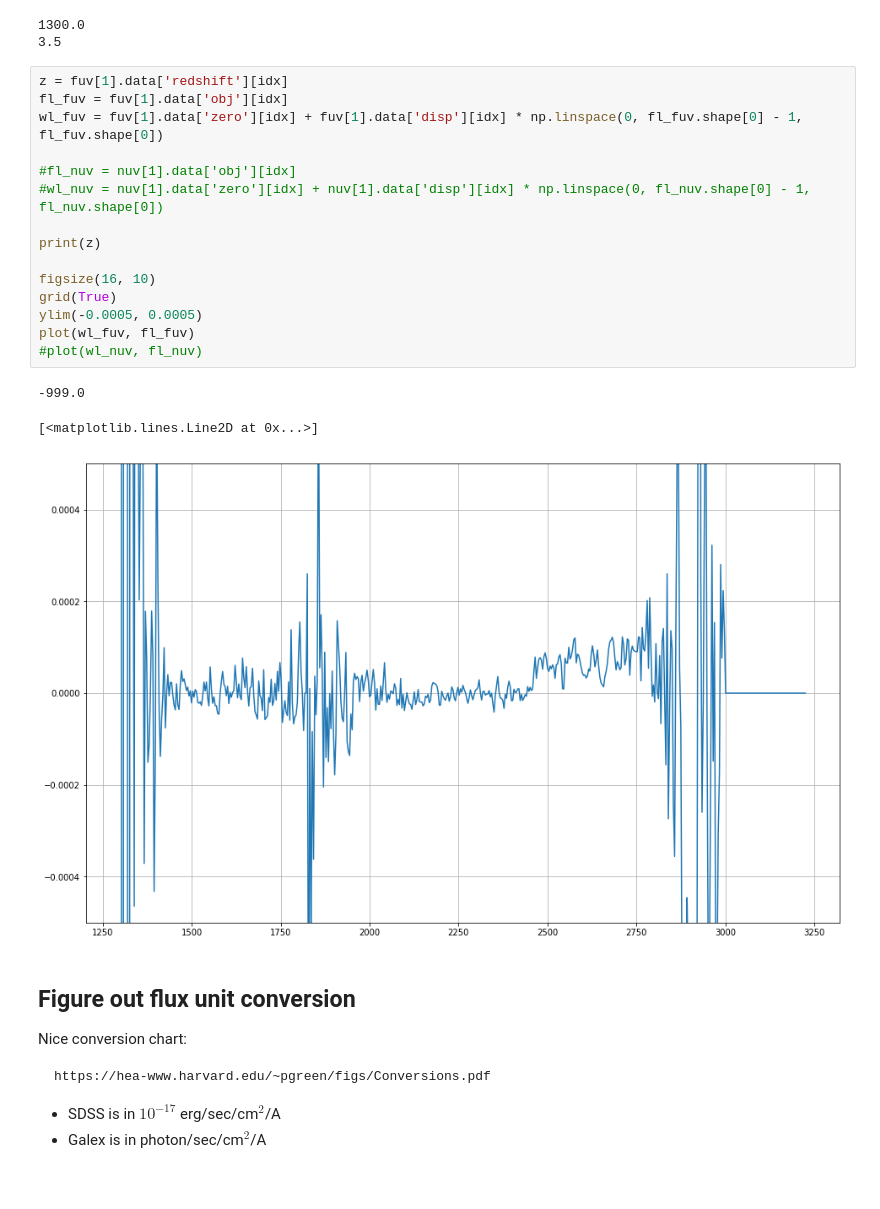
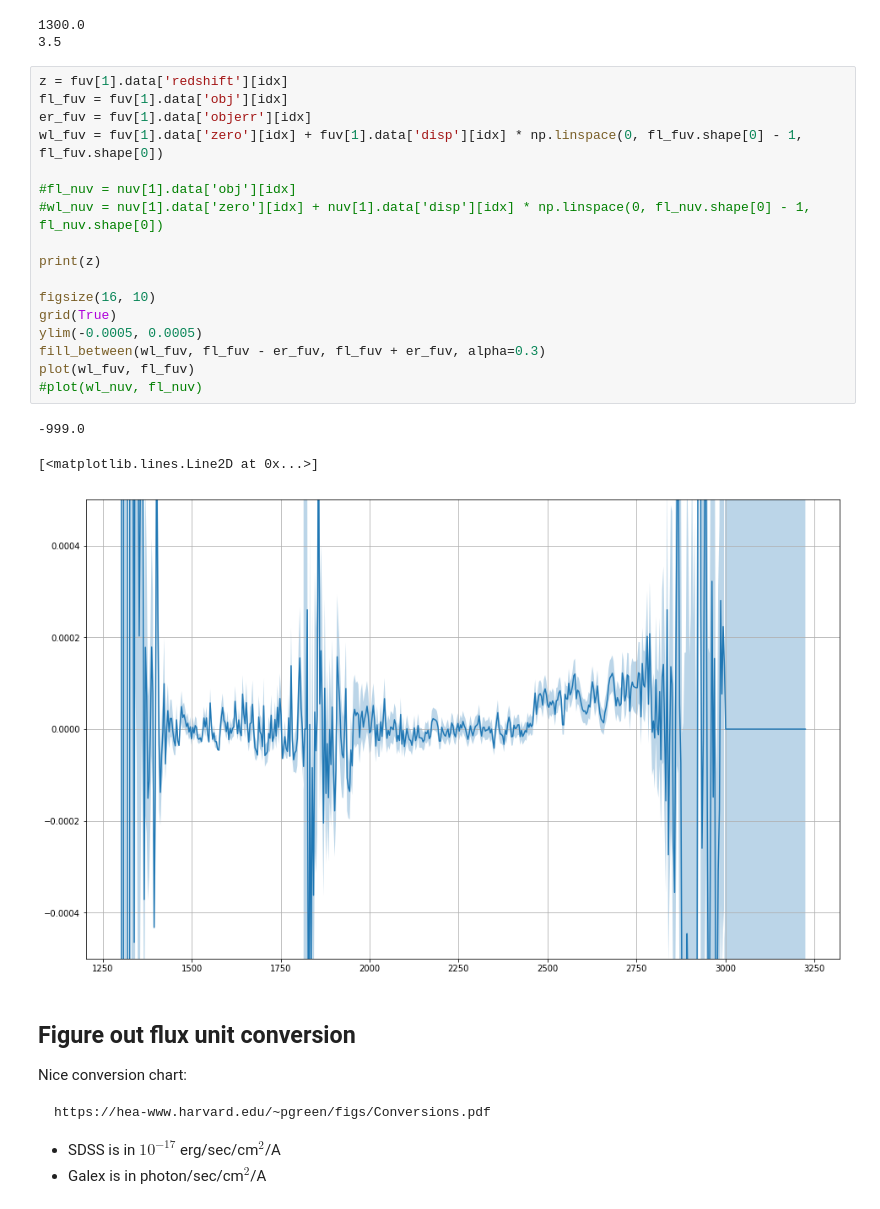
Before and after one commit to dobos/sdss_galex_lls, a Jupyter notebook: py/explore.ipynb, the cells around one changed output. Drawn from its saved outputs; the diff is of its cells as text.

```diff
--- a/py/explore.ipynb
+++ b/py/explore.ipynb
@@ -159,22 +161,24 @@ print(fuv[1].data['disp'][idx])
 # %%
 z = fuv[1].data['redshift'][idx]
 fl_fuv = fuv[1].data['obj'][idx]
+er_fuv = fuv[1].data['objerr'][idx]
 wl_fuv = fuv[1].data['zero'][idx] + fuv[1].data['disp'][idx] * np.linspace(0, fl_fuv.shape[0] - 1, fl_fuv.shape[0])
 
 #fl_nuv = nuv[1].data['obj'][idx]
 #wl_nuv = nuv[1].data['zero'][idx] + nuv[1].data['disp'][idx] * np.linspace(0, fl_nuv.shape[0] - 1, fl_nuv.shape[0])
 
 print(z)
 
 figsize(16, 10)
 grid(True)
 ylim(-0.0005, 0.0005)
+fill_between(wl_fuv, fl_fuv - er_fuv, fl_fuv + er_fuv, alpha=0.3)
 plot(wl_fuv, fl_fuv)
 #plot(wl_nuv, fl_nuv)
 # %% [output]
 -999.0
 [<matplotlib.lines.Line2D at 0x...>]
-[figure, old version]
+[figure, new version]
 # %% [markdown]
 ## Figure out flux unit conversion
 
```
Also changed, not shown: parts of 25 cells of this notebook.
